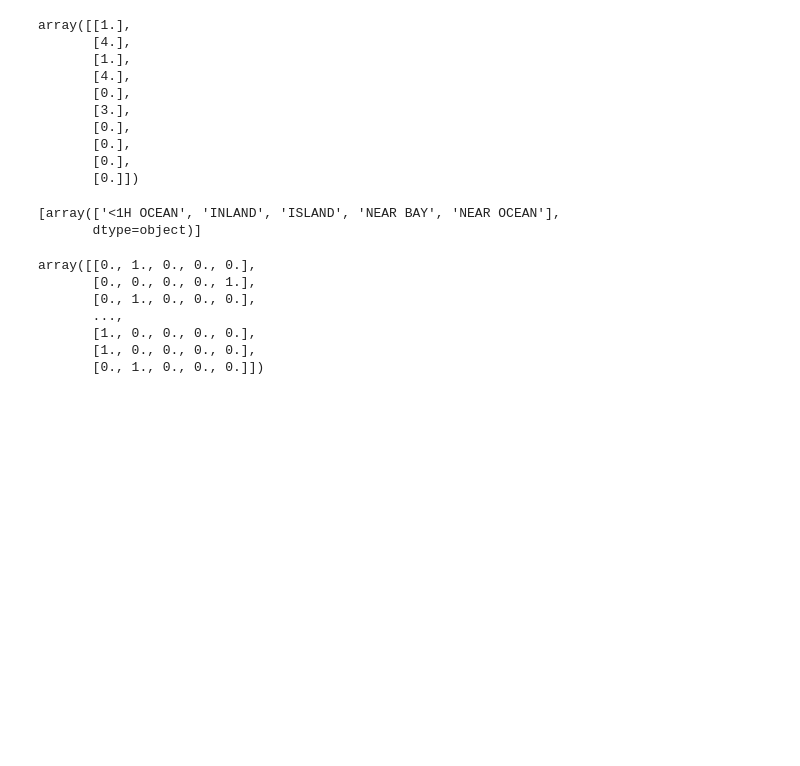
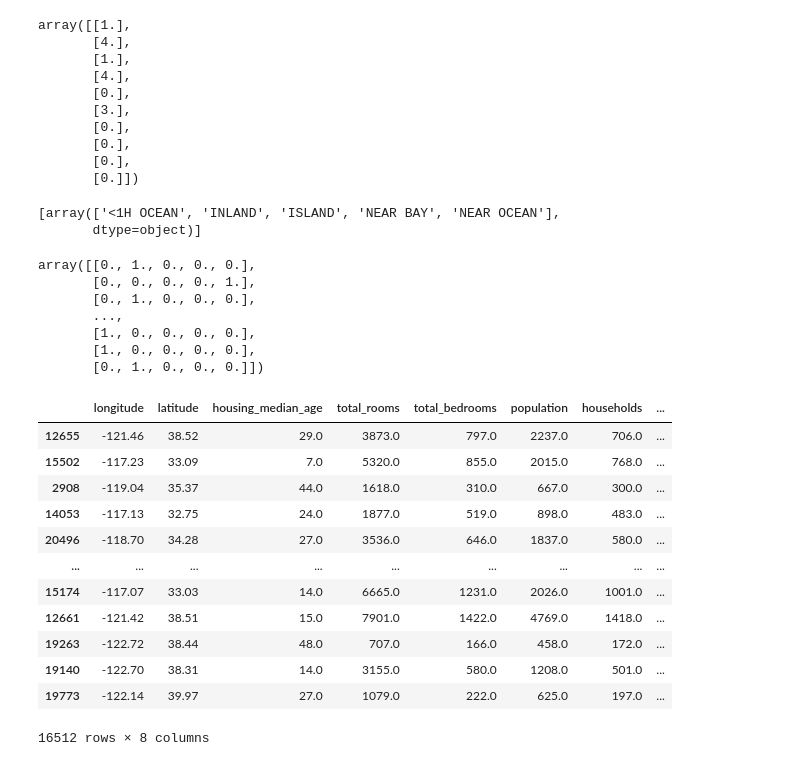
Before and after one commit to jihwanK/data_science, a Jupyter notebook: machine_learning/chapter2.ipynb, the cells around one changed output. Saved outputs shown, nothing was run; the diff lists cells and outputs as text; code cells hidden in the pictures; blank space fills up the shorter version.

```diff
--- a/machine_learning/chapter2.ipynb
+++ b/machine_learning/chapter2.ipynb
@@ -277,3 +277,19 @@ array([[0., 1., 0., 0., 0.],
        [1., 0., 0., 0., 0.],
        [1., 0., 0., 0., 0.],
        [0., 1., 0., 0., 0.]])
+# %%
+housing_num
+# %% [output]
+|  | longitude | latitude | housing_median_age | total_rooms | total_bedrooms | population | households | ... |
+| 12655 | -121.46 | 38.52 | 29.0 | 3873.0 | 797.0 | 2237.0 | 706.0 | ... |
+| 15502 | -117.23 | 33.09 | 7.0 | 5320.0 | 855.0 | 2015.0 | 768.0 | ... |
+| 2908 | -119.04 | 35.37 | 44.0 | 1618.0 | 310.0 | 667.0 | 300.0 | ... |
+| 14053 | -117.13 | 32.75 | 24.0 | 1877.0 | 519.0 | 898.0 | 483.0 | ... |
+| 20496 | -118.70 | 34.28 | 27.0 | 3536.0 | 646.0 | 1837.0 | 580.0 | ... |
+| ... | ... | ... | ... | ... | ... | ... | ... | ... |
+| 15174 | -117.07 | 33.03 | 14.0 | 6665.0 | 1231.0 | 2026.0 | 1001.0 | ... |
+| 12661 | -121.42 | 38.51 | 15.0 | 7901.0 | 1422.0 | 4769.0 | 1418.0 | ... |
+| 19263 | -122.72 | 38.44 | 48.0 | 707.0 | 166.0 | 458.0 | 172.0 | ... |
+| 19140 | -122.70 | 38.31 | 14.0 | 3155.0 | 580.0 | 1208.0 | 501.0 | ... |
+| 19773 | -122.14 | 39.97 | 27.0 | 1079.0 | 222.0 | 625.0 | 197.0 | ... |
+16512 rows × 8 columns
```
